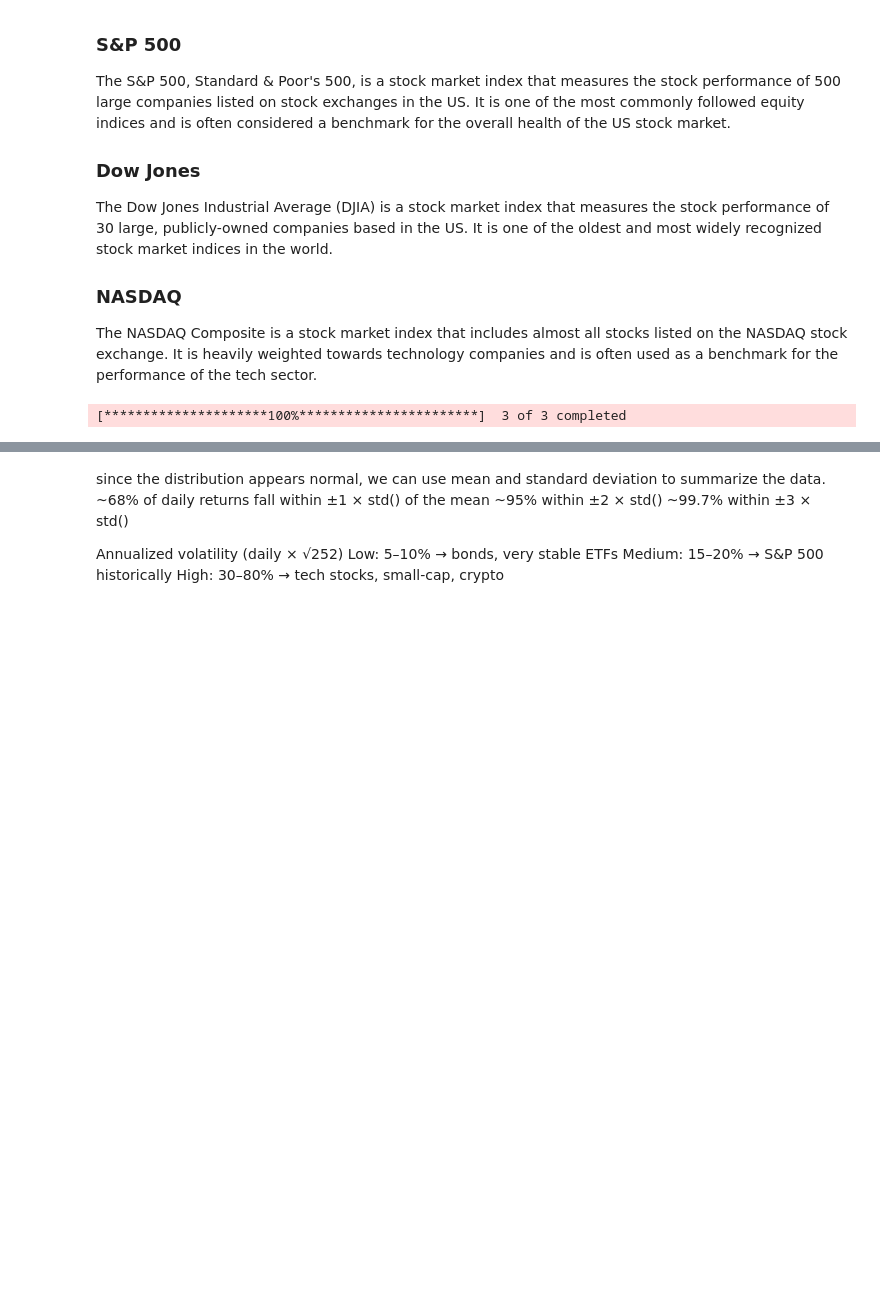
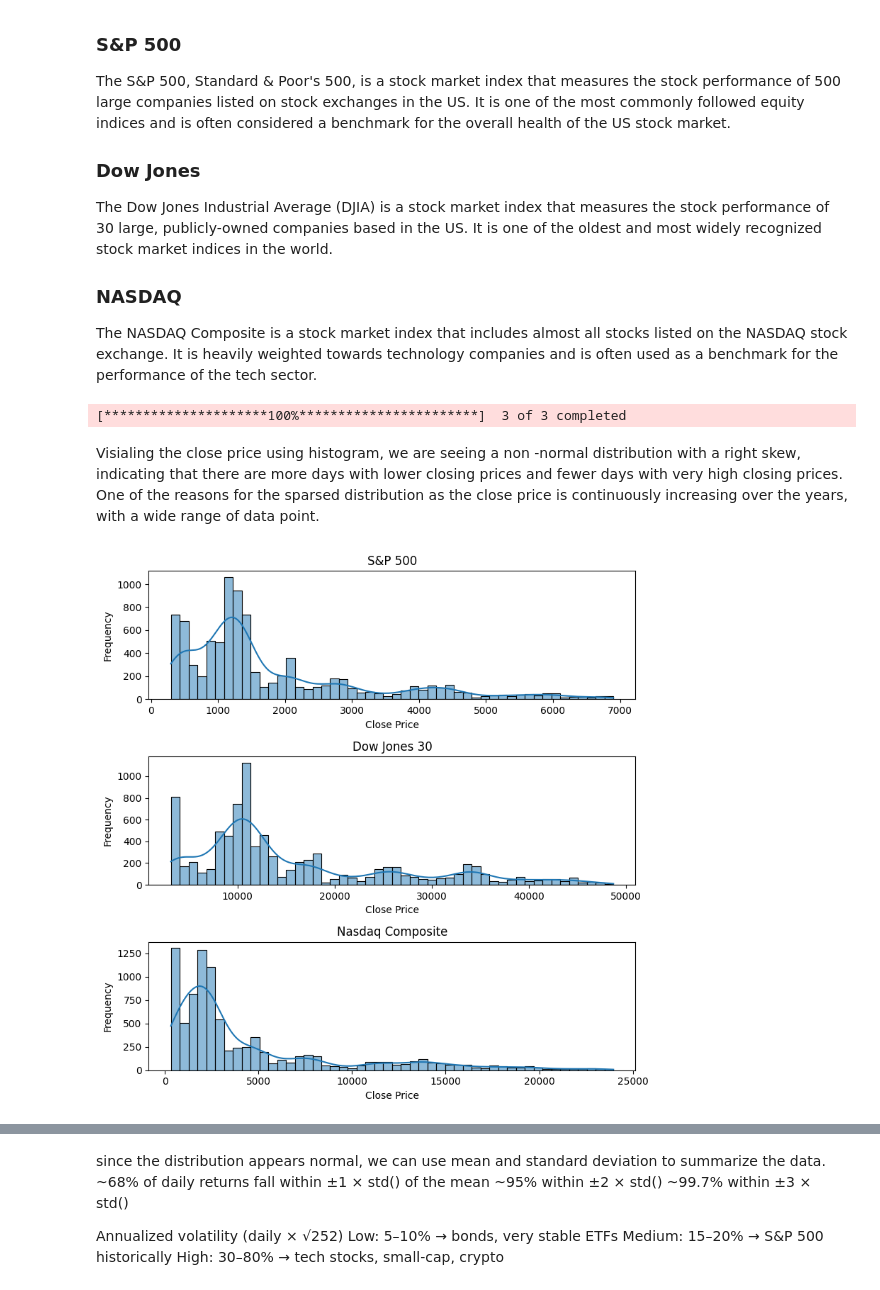
Before and after one commit to Pylon521/samanthaPortfolio, a Jupyter notebook: SP500Review.ipynb, the cells around one changed output, grey strips where cells are left out. Cells and saved outputs as stored; diff of their text form; code cells hidden in the pictures; blank space fills up the shorter version.

```diff
--- a/SP500Review.ipynb
+++ b/SP500Review.ipynb
@@ -52,3 +53,20 @@ def returns(prices):
 sp500ret, dw30ret, nasdaqret = returns(sp500), returns(dw30), returns(nasdaq)
 # %% [output]
 [*********************100%***********************]  3 of 3 completed
+# %% [markdown]
+Visialing the close price using histogram, we are seeing a non -normal distribution with a right skew, indicating that there are more days with lower closing prices and fewer days with very high closing prices. One of the reasons for the sparsed distribution as the close price is continuously increasing over the years, with a wide range of data point.
+# %%
+fig, axes = plt.subplots(3, 1, figsize=(8, 8))
+series_list = [sp500, dw30, nasdaq]
+
+for series, name, i in zip(series_list, ["S&P 500", "Dow Jones 30", "Nasdaq Composite"], range(3)):
+    sns.histplot(series, kde=True, bins=50, ax=axes[i])
+    axes[i].set_title(name)
+    for ax in axes:
+        ax.set_xlabel("Close Price")
+        ax.set_ylabel("Frequency")
+
+plt.tight_layout()
+plt.show()
+# %% [output]
+[figure, added]
```
Also changed, not shown: parts of 4 cells of this notebook.
